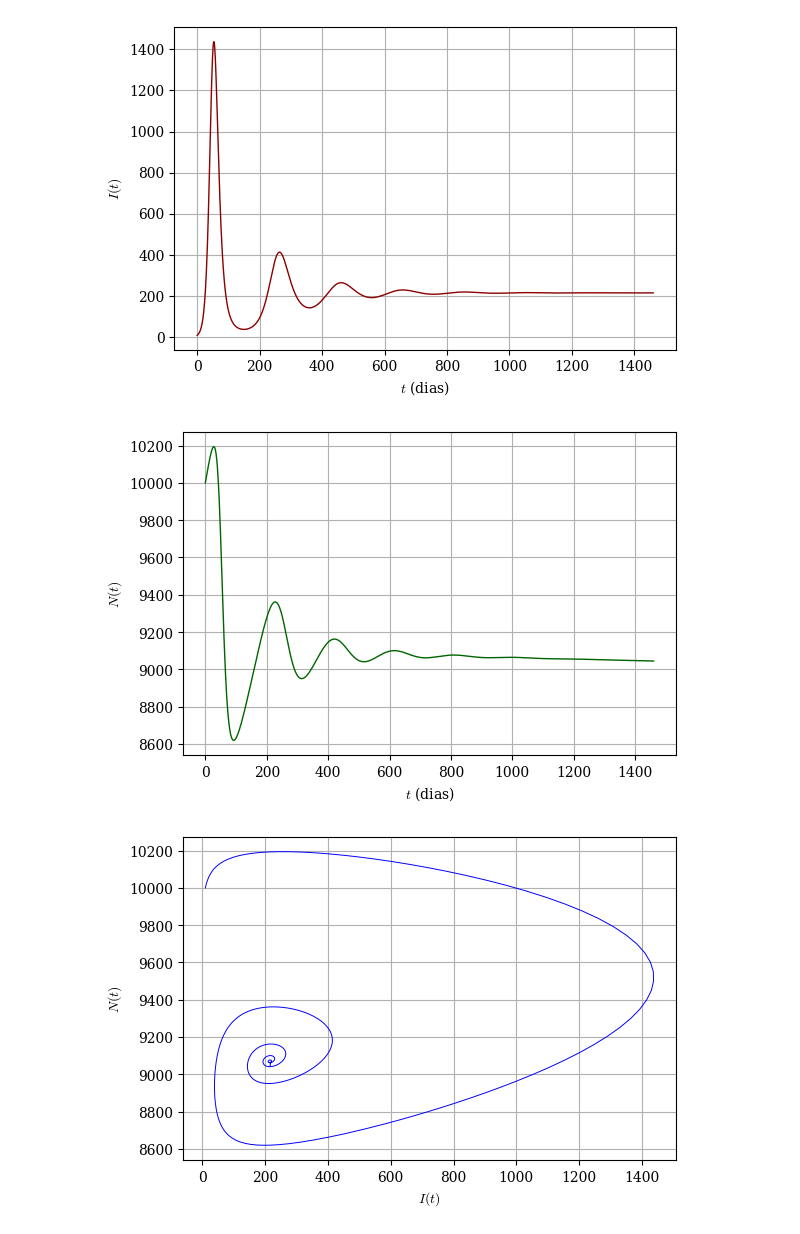
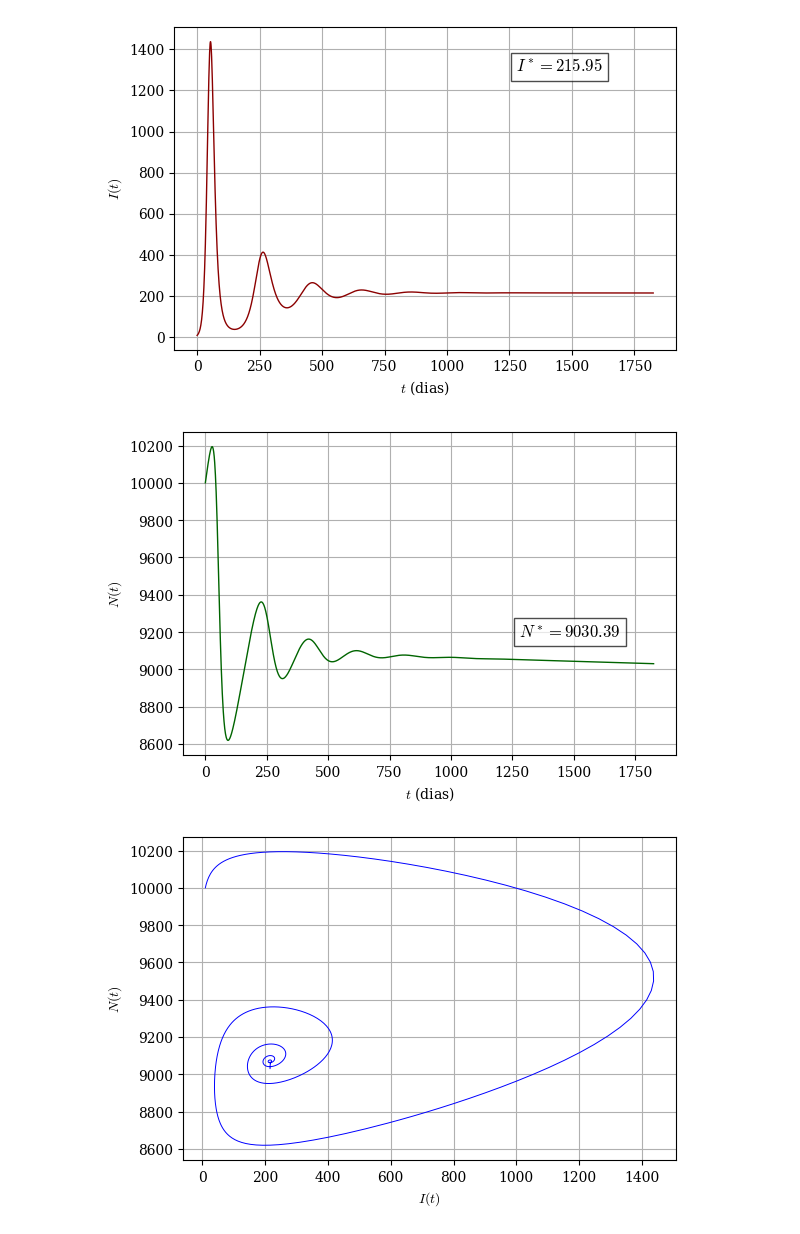
Before and after one commit to fernandodeeke/epidemias, a Jupyter notebook: sir_model_disc_ns.ipynb, the cells around one changed output. Saved outputs shown, nothing was run; the diff lists cells and outputs as text; code cells hidden in the pictures.

```diff
--- a/sir_model_disc_ns.ipynb
+++ b/sir_model_disc_ns.ipynb
@@ -26,6 +26,7 @@ def sir_disc(beta, gamma, nu, mu, alpha, N0, I0, R0, T):
 def plot_phase_diagram(beta, gamma, nu, mu, alpha, N0, I0, R0, T):
     t, S, I, R, N = sir_disc(beta, gamma, nu, mu, alpha, N0, I0, R0, T)
     I_final = I[-1]
+    N_final = N[-1]
 
     # Gráfico 1: I(t)
     plt.figure(figsize=(6, 4), dpi=100)
@@ -33,40 +34,45 @@ def plot_phase_diagram(beta, gamma, nu, mu, alpha, N0, I0, R0, T):
     plt.xlabel('$t$ (dias)')
     plt.ylabel('$I(t)$')
     plt.grid(True)
+    plt.text(0.7 * T, 0.9 * max(I), f'$I^* = {I_final:.2f}$', fontsize=12, bbox=dict(facecolor='white', alpha=0.7))
     plt.tight_layout()
     plt.savefig("sir_I_t.png", dpi=300)
     plt.show()
 
     # Gráfico 2: N(t)
     plt.figure(figsize=(6, 4), dpi=100)
     plt.plot(t, N, color='darkgreen', lw=1)
     plt.xlabel('$t$ (dias)')
     plt.ylabel('$N(t)$')
     plt.grid(True)
+    plt.text(0.7 * T, 0.9 * max(N), f'$N^* = {N_final:.2f}$', fontsize=12, bbox=dict(facecolor='white', alpha=0.7))
     plt.tight_layout()
     plt.savefig("sir_N_t.png", dpi=300)
     plt.show()
 
     # Gráfico 3: Diagrama de fase
     plt.figure(figsize=(6, 4), dpi=100)
     plt.plot(I, N, color='blue', lw=0.7)
+    #plt.plot(I_final, N_final, 'ro', label='Equilíbrio')
     plt.xlabel('$I(t)$')
     plt.ylabel('$N(t)$')
     plt.grid(True)
+    #plt.legend()
     plt.tight_layout()
     plt.savefig("sir_phase_diagram.png", dpi=300)
     plt.show()
 
     print(f"Valor final de I(t) em T = {T} dias: {I_final:.2f}")
+    print(f"Valor final de N(t) em T = {T} dias: {N_final:.2f}")
     print("Gráficos salvos como:")
     print(" - sir_I_t.png")
     print(" - sir_N_t.png")
     print(" - sir_phase_diagram.png")
 
-# Exemplo direto (sem widgets)
+# Executar exemplo
 plot_phase_diagram(beta=0.3, gamma=0.122, nu=0.0082, mu=0.0072, alpha=0.0420,
-                   N0=10000, I0=10, R0=0, T=4*365)
+                   N0=10000, I0=10, R0=0, T=5*365)
 # %% [output]
-[figure, old version]
+[figure, new version]
-[figure, old version]
+[figure, new version]
 [figure]
```
Also changed, not shown: parts of 1 cell of this notebook.
